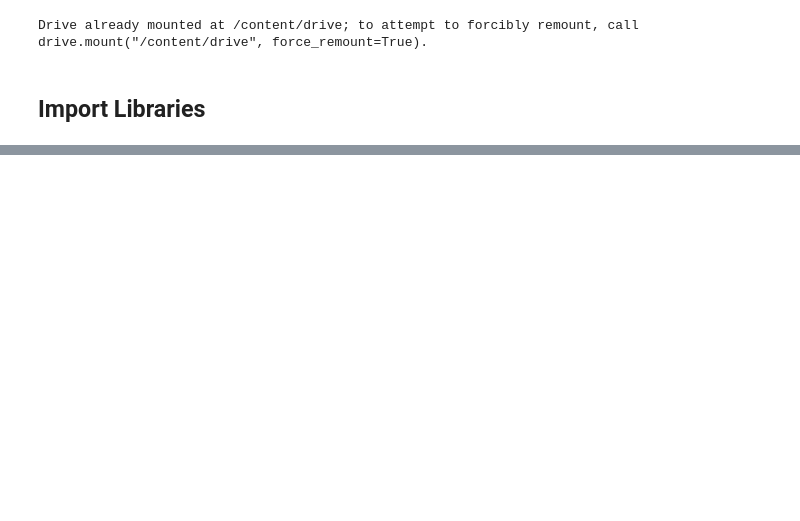
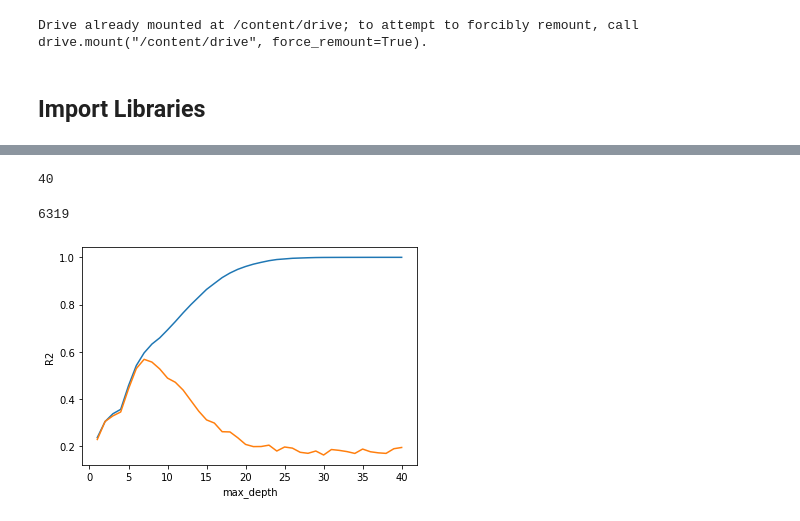
Before and after one commit to norgel/food-sales-predictions, a Jupyter notebook: food_sales_dual_models.ipynb, the cells around one changed output, grey strips where cells are left out. Cells and saved outputs as stored; diff of their text form; code cells hidden in the pictures; blank space fills up the shorter version.

```diff
--- a/food_sales_dual_models.ipynb
+++ b/food_sales_dual_models.ipynb
@@ -270,0 +239,3 @@ preprocessor = preprocessor.fit(X_train)
+# %%
+preprocessor = make_column_transformer(num_tuple, cat_tuple, remainder = 'drop')
+preprocessor
@@ -270,0 +260,10 @@ preprocessor = preprocessor.fit(X_train)
+# %%
+# Instantiate scaler and model
+scaler = StandardScaler()
+lin_reg = LinearRegression()
+
+# Create Pipeline
+lin_reg_pipe = make_pipeline(preprocessor, lin_reg)
+
+# Fit Pipeline to Training Data
+lin_reg_pipe.fit(X_train, y_train)
@@ -270,0 +311,5 @@ preprocessor = preprocessor.fit(X_train)
+# %%
+dec_tree = DecisionTreeRegressor()
+dec_tree_pipe = make_pipeline (preprocessor, dec_tree)
+
+dec_tree_pipe.fit(X_train, y_train)
@@ -270,0 +372,32 @@ preprocessor = preprocessor.fit(X_train)
+# %%
+# What was the depth of our default tree?
+dec_tree.get_depth()
+# %% [output]
+40
+# %%
+# How many leaf nodes?
+dec_tree.get_n_leaves()
+# %% [output]
+6319
+# %%
+# List of values to try for max_depth:
+depths = list(range(1, 41)) # will try every value between 1 & 41
+# Data frame to store the score for each value of max_depth:
+scores = pd.DataFrame(index=depths, columns=['Test Score','Train Score'])
+for depth in depths:
+    dec_tree = DecisionTreeRegressor(max_depth=depth, random_state=42)
+    dec_tree_pipe = make_pipeline(preprocessor, dec_tree)
+    dec_tree_pipe.fit(X_train, y_train)
+    train_score = dec_tree_pipe.score(X_train, y_train)
+    test_score = dec_tree_pipe.score(X_test, y_test)
+    scores.loc[depth, 'Train Score'] = train_score
+    scores.loc[depth, 'Test Score'] = test_score
+# %%
+# Visualize which max_depth leads to the highest r2 score
+import matplotlib.pyplot as plt
+plt.plot(depths, scores['Train Score'])
+plt.plot(depths, scores['Test Score'])
+plt.xlabel('max_depth')
+plt.ylabel('R2');
+# %% [output]
+[figure, added]
```
Also changed, not shown: parts of 76 cells of this notebook.
